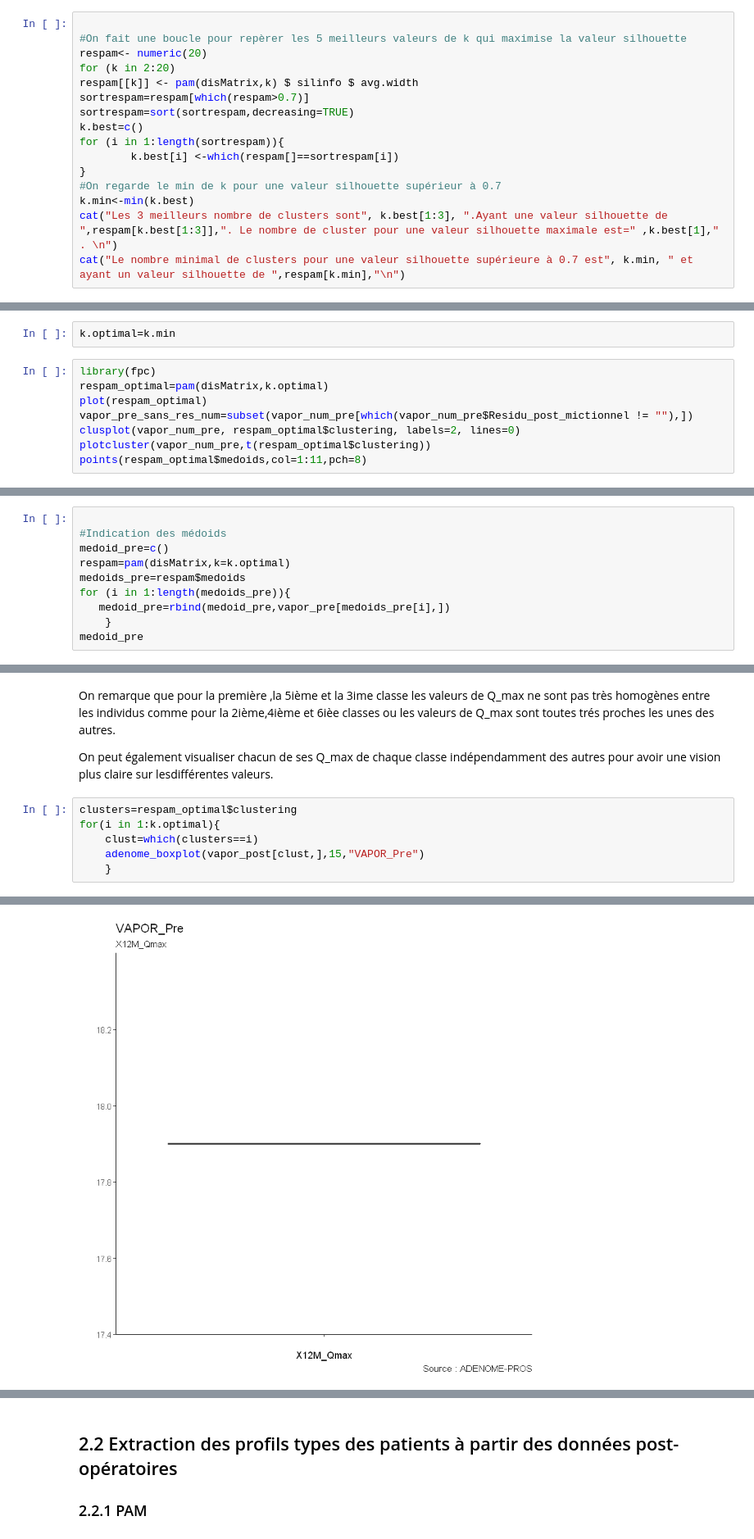
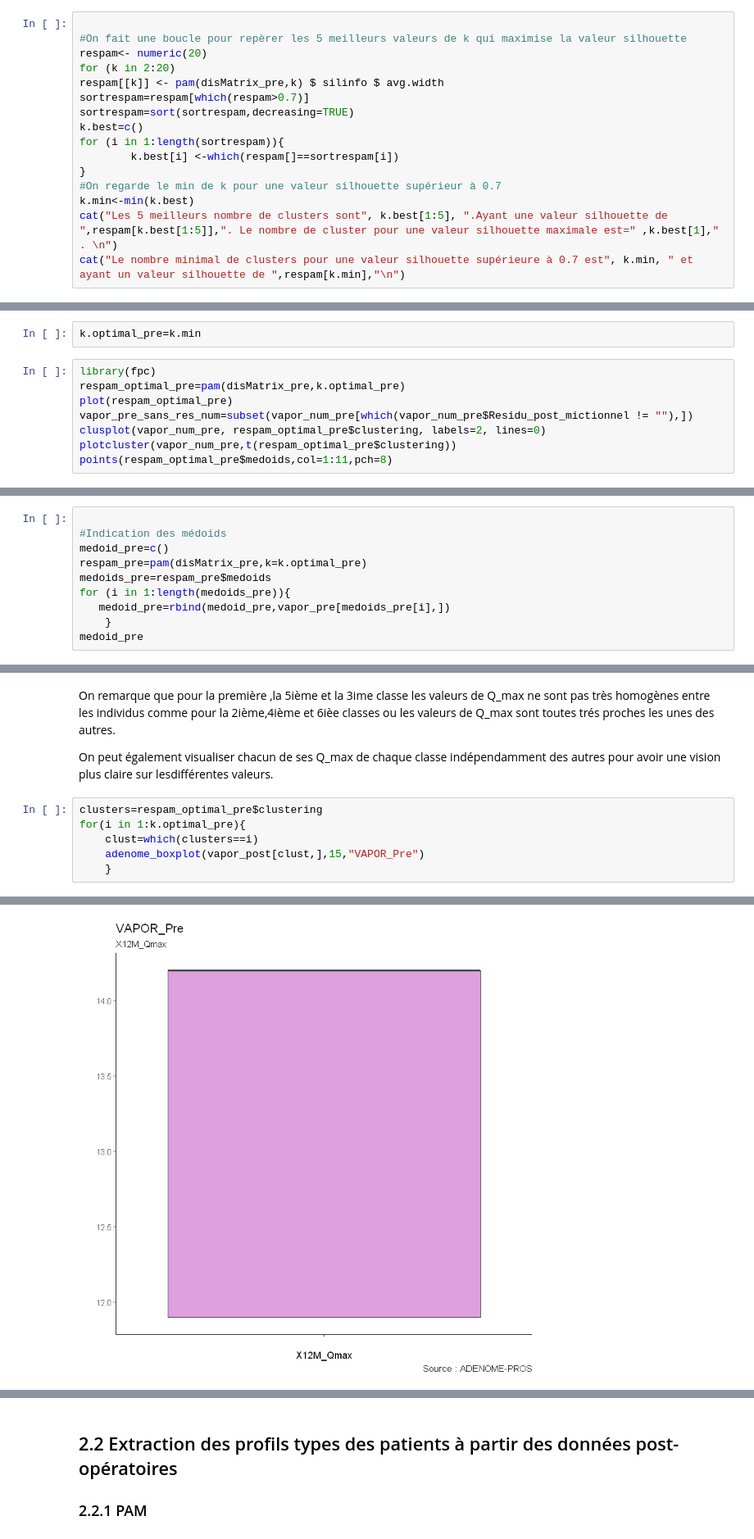
Before and after one commit to BigFab/TP_Adenome, a Jupyter notebook: vapor.ipynb, the cells around one changed output, grey strips where cells are left out. Shown at 82% size. Cells and saved outputs as stored; diff of their text form.

```diff
--- a/vapor.ipynb
+++ b/vapor.ipynb
@@ -491,7 +505,7 @@ A travers le graphe ci-dessus on peu bien voir qu il existe problablement autour
 #On fait une boucle pour repèrer les 5 meilleurs valeurs de k qui maximise la valeur silhouette
 respam<- numeric(20)
 for (k in 2:20)
-respam[[k]] <- pam(disMatrix,k) $ silinfo $ avg.width
+respam[[k]] <- pam(disMatrix_pre,k) $ silinfo $ avg.width
 sortrespam=respam[which(respam>0.7)]
 sortrespam=sort(sortrespam,decreasing=TRUE)
 k.best=c()
@@ -500,6 +514,6 @@ for (i in 1:length(sortrespam)){
 }
 #On regarde le min de k pour une valeur silhouette supérieur à 0.7
 k.min<-min(k.best)
-cat("Les 3 meilleurs nombre de clusters sont", k.best[1:3], ".Ayant une valeur silhouette de ",respam[k.best[1:3]],". Le nombre de cluster pour une valeur silhouette maximale est=" ,k.best[1]," . \n")
+cat("Les 5 meilleurs nombre de clusters sont", k.best[1:5], ".Ayant une valeur silhouette de ",respam[k.best[1:5]],". Le nombre de cluster pour une valeur silhouette maximale est=" ,k.best[1]," . \n")
 cat("Le nombre minimal de clusters pour une valeur silhouette supérieure à 0.7 est", k.min, " et ayant un valeur silhouette de ",respam[k.min],"\n")
 # %% [output]
@@ -509,13 +523,13 @@ Le nombre minimal de clusters pour une valeur silhouette supérieure à 0.7 est
 
 Ainsi d'après cette comparaison on peut très bien voir que le nombre optimal de clusters à choisir est de 6. En effet cette valeur parait assez correcte vu   qu 'elle propose une valeur silhouette de 0.74 qui n'est pas trés loin de la valeur maximale qui est de 0.81 et qui propose des clusters d'une moyenne de 4 individus.
 # %%
-k.optimal=k.min
+k.optimal_pre=k.min
 # %%
 library(fpc)
-respam_optimal=pam(disMatrix,k.optimal)
-plot(respam_optimal)
+respam_optimal_pre=pam(disMatrix_pre,k.optimal_pre)
+plot(respam_optimal_pre)
 vapor_pre_sans_res_num=subset(vapor_num_pre[which(vapor_num_pre$Residu_post_mictionnel != ""),])
-clusplot(vapor_num_pre, respam_optimal$clustering, labels=2, lines=0)
-plotcluster(vapor_num_pre,t(respam_optimal$clustering))
-points(respam_optimal$medoids,col=1:11,pch=8)
+clusplot(vapor_num_pre, respam_optimal_pre$clustering, labels=2, lines=0)
+plotcluster(vapor_num_pre,t(respam_optimal_pre$clustering))
+points(respam_optimal_pre$medoids,col=1:11,pch=8)
 # %% [output]
@@ -540,8 +554,8 @@ rect.hclust(resuhc, k = k.optimal, border = 2:4)
 
 #Indication des médoids
 medoid_pre=c()
-respam=pam(disMatrix,k=k.optimal)
-medoids_pre=respam$medoids
+respam_pre=pam(disMatrix_pre,k=k.optimal_pre)
+medoids_pre=respam_pre$medoids
 for (i in 1:length(medoids_pre)){
    medoid_pre=rbind(medoid_pre,vapor_pre[medoids_pre[i],])
     }
@@ -604,8 +618,8 @@ On remarque que pour la première ,la 5ième et la 3ime classe les valeurs de Q_
 
 On peut également visualiser chacun de ses Q_max de chaque classe indépendamment des autres pour avoir une vision plus claire sur lesdifférentes valeurs.
 # %%
-clusters=respam_optimal$clustering
-for(i in 1:k.optimal){
+clusters=respam_optimal_pre$clustering
+for(i in 1:k.optimal_pre){
     clust=which(clusters==i)
     adenome_boxplot(vapor_post[clust,],15,"VAPOR_Pre")
     }
@@ -614,6 +628,6 @@ for(i in 1:k.optimal){
 [figure]
 [figure]
-[figure, old version]
+[figure, new version]
 [figure]
 [figure]
 # %% [markdown]
```
Also changed, not shown: parts of 15 cells of this notebook.
